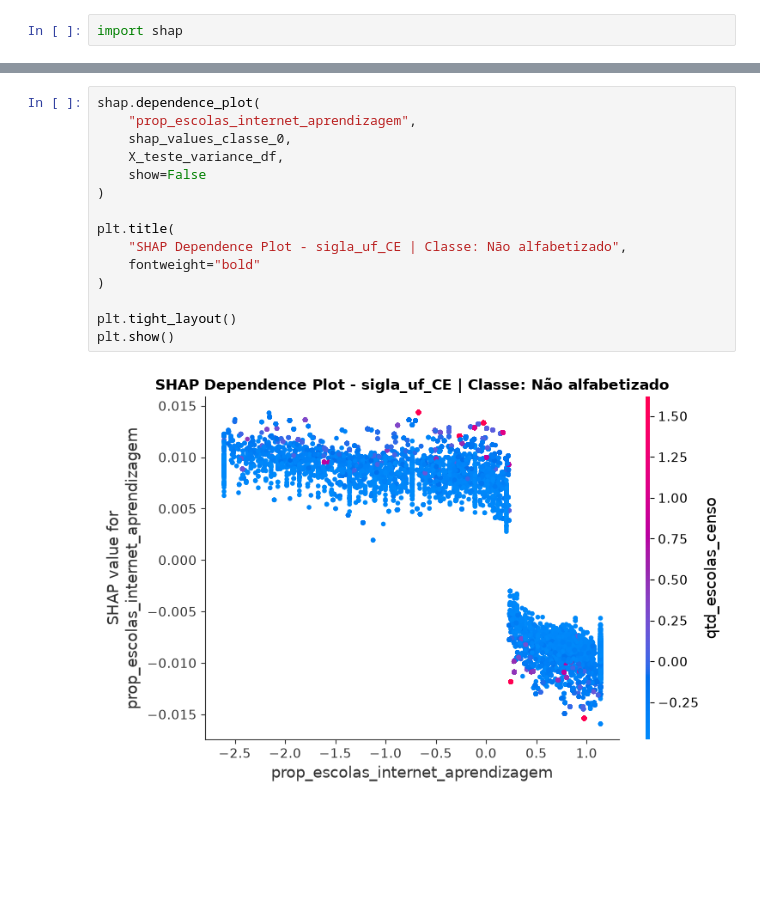
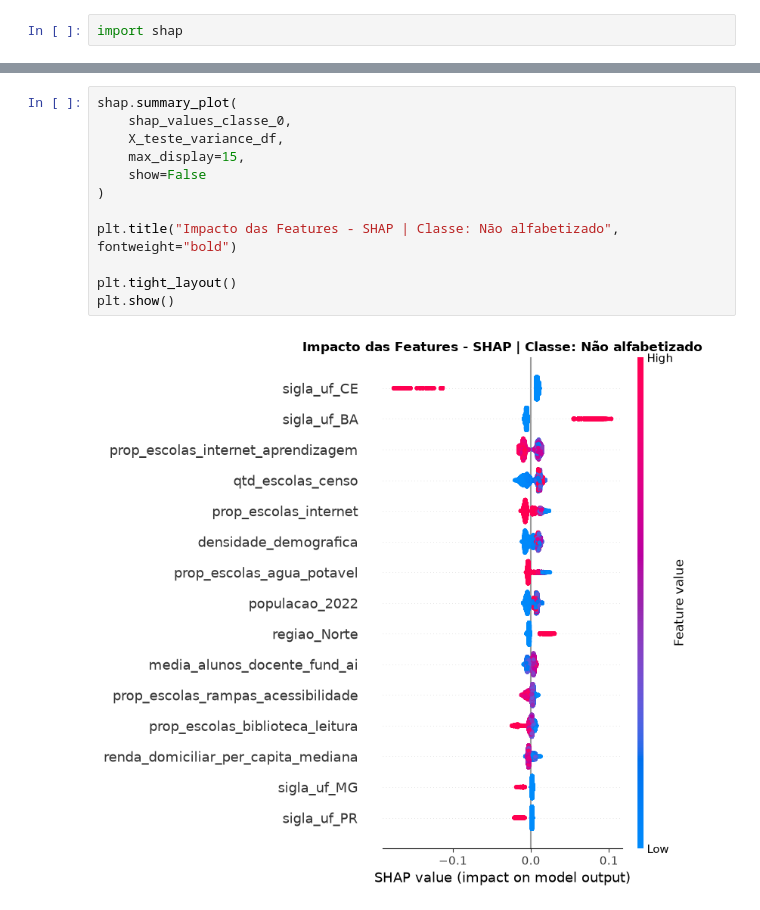
Before and after one commit to RenanTrevelim/tech-challenge-fase3-literacy-ml, a Jupyter notebook: notebooks/03_modelos_machine_learning.ipynb, the cells around one changed output, grey strips where cells are left out. Saved outputs shown, nothing was run; the diff lists cells and outputs as text; blank space fills up the shorter version.

```diff
--- a/notebooks/03_modelos_machine_learning.ipynb
+++ b/notebooks/03_modelos_machine_learning.ipynb
@@ -1017,17 +1055,14 @@ plt.show()
 # %%
-shap.dependence_plot(
-    "prop_escolas_internet_aprendizagem",
+shap.summary_plot(
     shap_values_classe_0,
     X_teste_variance_df,
+    max_display=15,
     show=False
 )
 
-plt.title(
-    "SHAP Dependence Plot - sigla_uf_CE | Classe: Não alfabetizado",
-    fontweight="bold"
-)
+plt.title("Impacto das Features - SHAP | Classe: Não alfabetizado", fontweight="bold")
 
 plt.tight_layout()
 plt.show()
 # %% [output]
-[figure, old version]
+[figure, new version]
```
Also changed, not shown: parts of 13 cells of this notebook, 2 other files.
